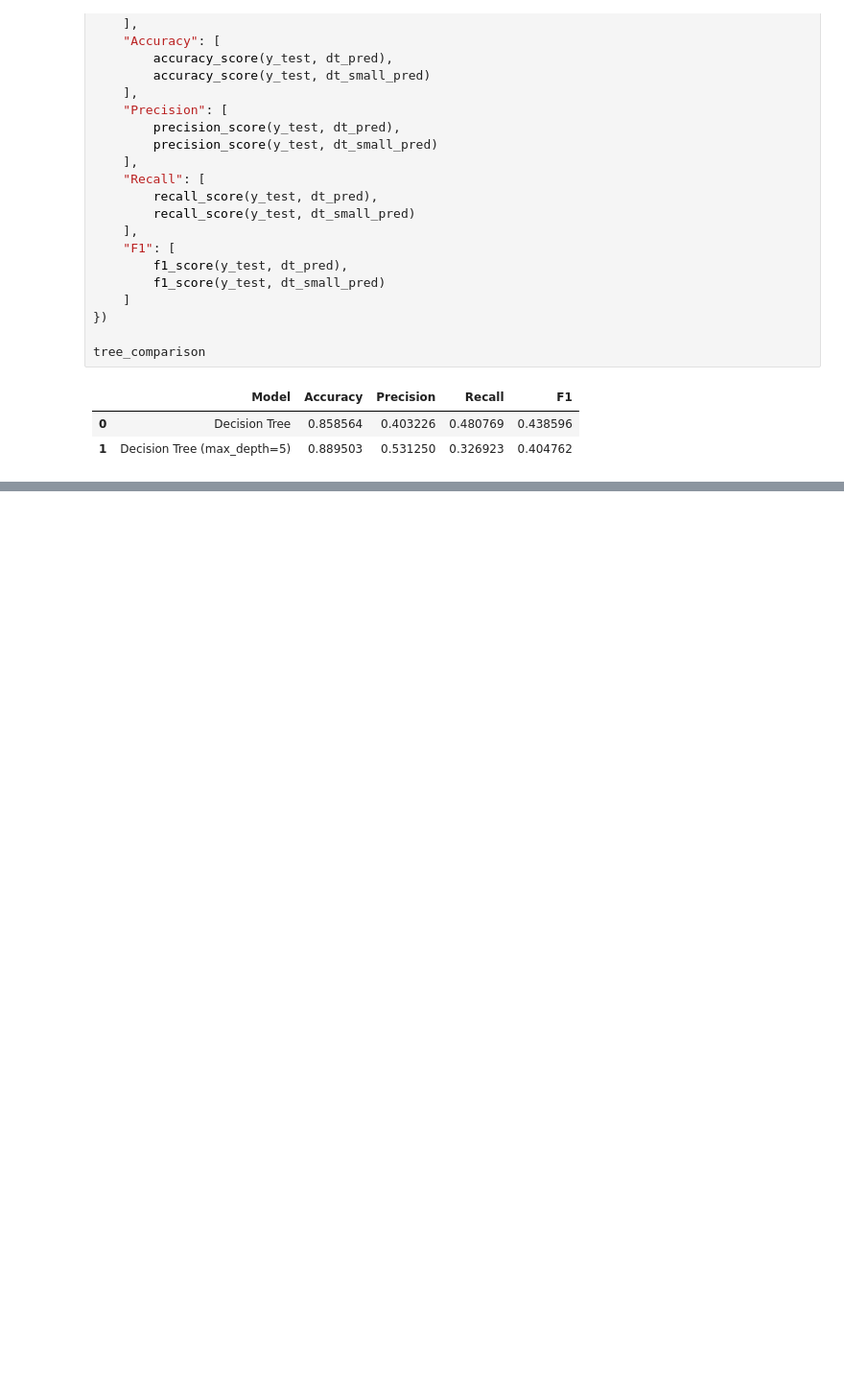
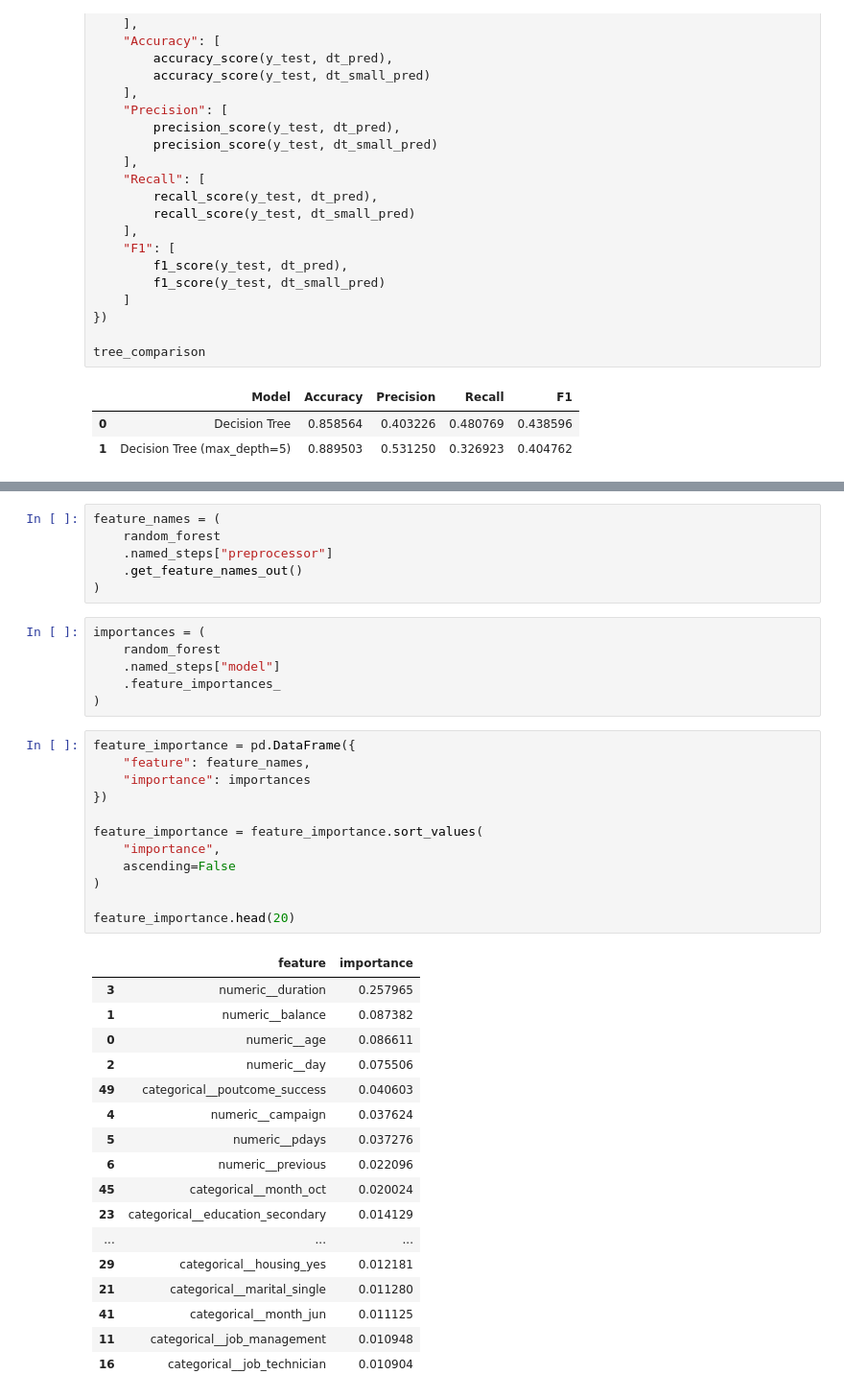
Before and after one commit to ali84mlk/tabular-ml-study, a Jupyter notebook: notebooks/01_initial_exploration.ipynb, the cells around one changed output, grey strips where cells are left out. Shown at 96% size. Saved outputs shown, nothing was run; the diff lists cells and outputs as text; blank space fills up the shorter version.

```diff
--- a/notebooks/01_initial_exploration.ipynb
+++ b/notebooks/01_initial_exploration.ipynb
@@ -709,0 +799,42 @@ tree_comparison
+# %%
+feature_names = (
+    random_forest
+    .named_steps["preprocessor"]
+    .get_feature_names_out()
+)
+# %%
+importances = (
+    random_forest
+    .named_steps["model"]
+    .feature_importances_
+)
+# %%
+feature_importance = pd.DataFrame({
+    "feature": feature_names,
+    "importance": importances
+})
+
+feature_importance = feature_importance.sort_values(
+    "importance",
+    ascending=False
+)
+
+feature_importance.head(20)
+# %% [output]
+|  | feature | importance |
+| 3 | numeric__duration | 0.257965 |
+| 1 | numeric__balance | 0.087382 |
+| 0 | numeric__age | 0.086611 |
+| 2 | numeric__day | 0.075506 |
+| 49 | categorical__poutcome_success | 0.040603 |
+| 4 | numeric__campaign | 0.037624 |
+| 5 | numeric__pdays | 0.037276 |
+| 6 | numeric__previous | 0.022096 |
+| 45 | categorical__month_oct | 0.020024 |
+| 23 | categorical__education_secondary | 0.014129 |
+| ... | ... | ... |
+| 29 | categorical__housing_yes | 0.012181 |
+| 21 | categorical__marital_single | 0.011280 |
+| 41 | categorical__month_jun | 0.011125 |
+| 11 | categorical__job_management | 0.010948 |
+| 16 | categorical__job_technician | 0.010904 |
```
Also changed, not shown: parts of 10 cells of this notebook.
